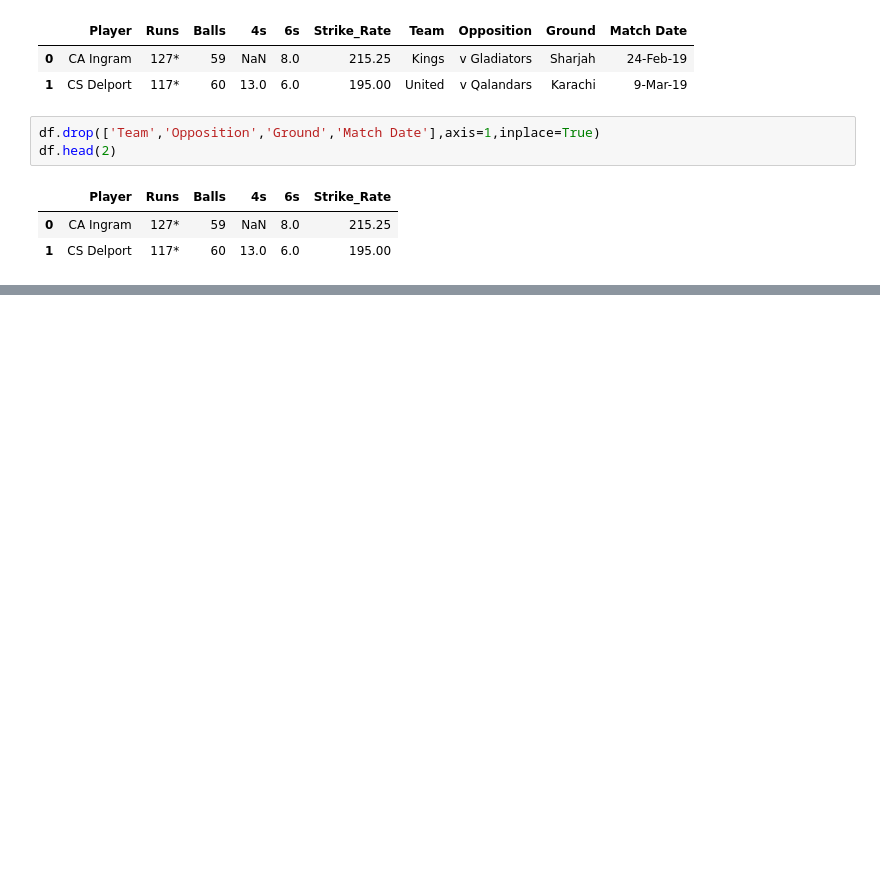
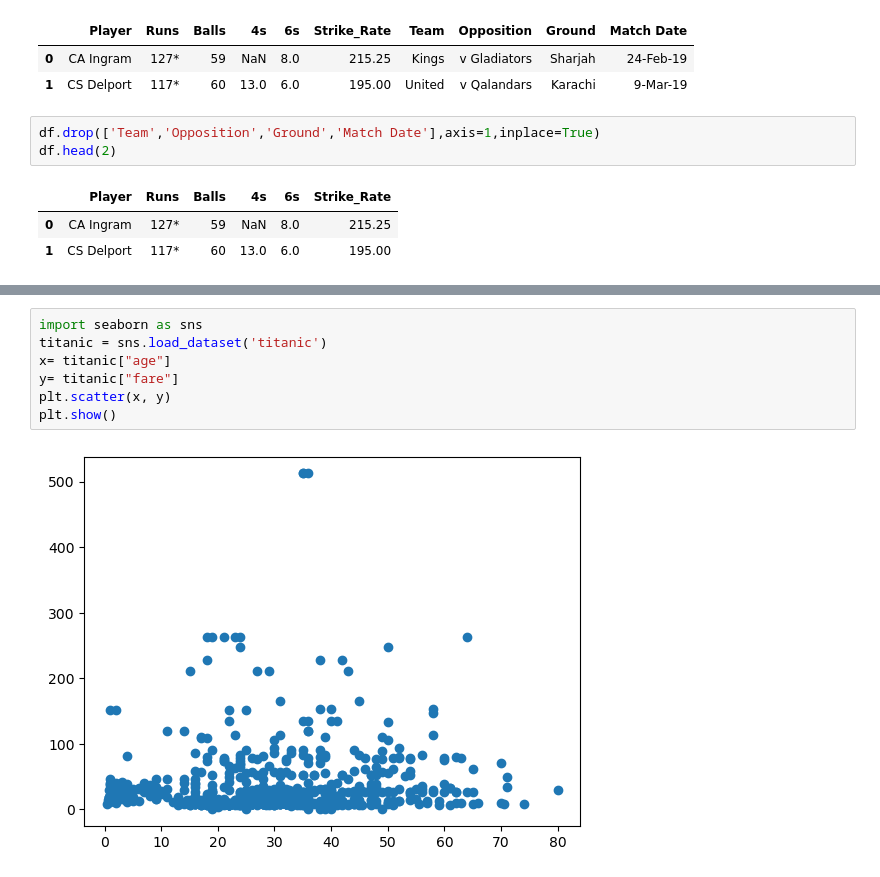
Before and after one commit to TouseefDataScientist/Artificialintelligence, a Jupyter notebook: JoshvaDS/MatPlotLib/MatPlotLib_001.ipynb, the cells around one changed output, grey strips where cells are left out. Cells and saved outputs as stored; diff of their text form; blank space fills up the shorter version.

```diff
--- a/JoshvaDS/MatPlotLib/MatPlotLib_001.ipynb
+++ b/JoshvaDS/MatPlotLib/MatPlotLib_001.ipynb
@@ -163,0 +181,9 @@ plt.scatter(x, y,color= "blue")
+# %%
+import seaborn as sns
+titanic = sns.load_dataset('titanic')
+x= titanic["age"]
+y= titanic["fare"]
+plt.scatter(x, y)
+plt.show()
+# %% [output]
+[figure, added]
```
Also changed, not shown: parts of 20 cells of this notebook, 5 other files.
